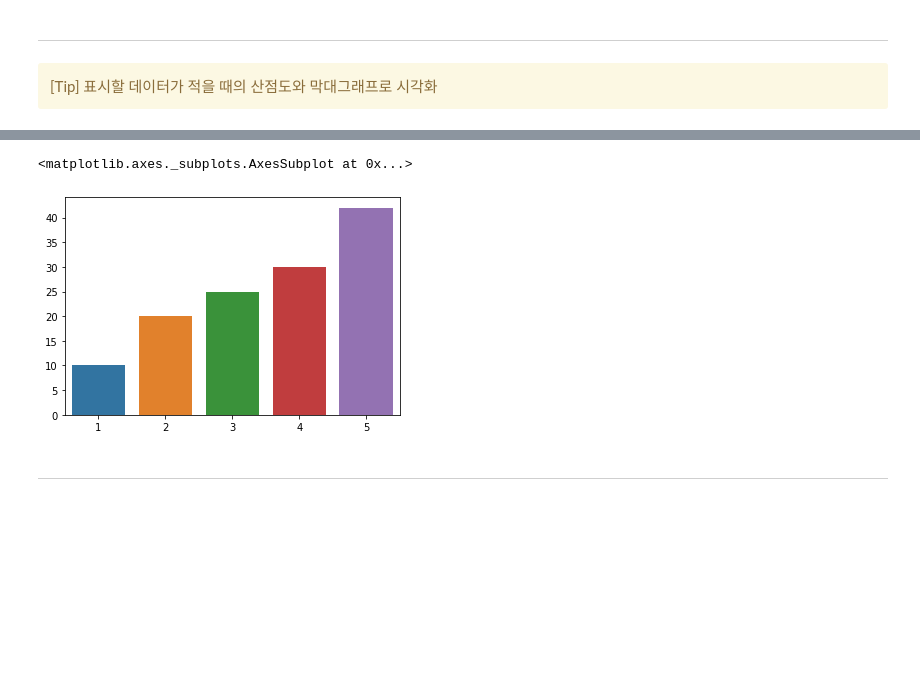
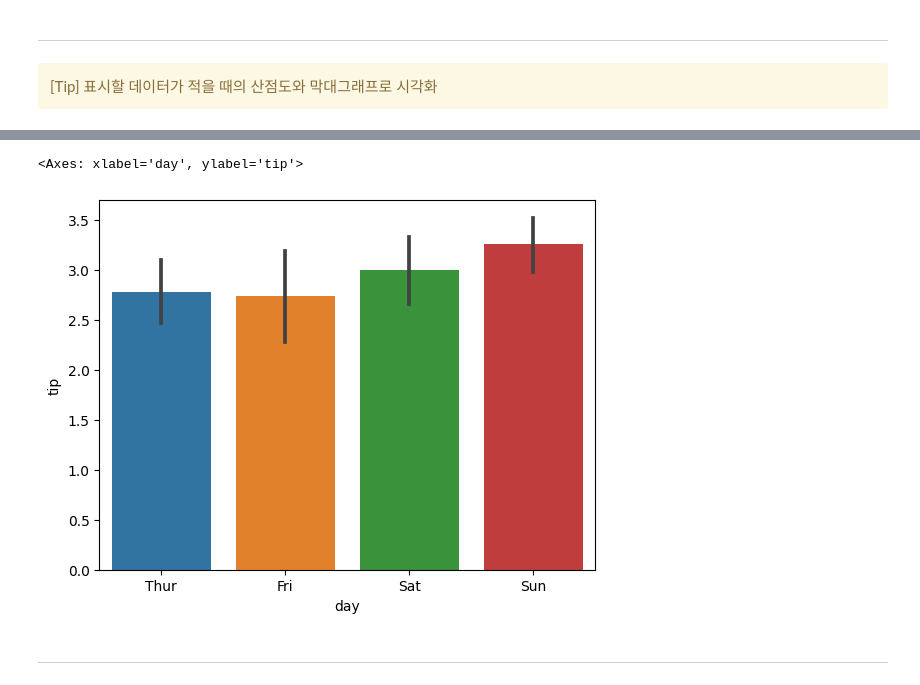
Before and after one commit to JeonJongDae/dinner_stock_AI, a Jupyter notebook: 2주차/04_01_seaborn.ipynb, the cells around one changed output, grey strips where cells are left out. Drawn from its saved outputs; the diff is of its cells as text; code cells hidden in the pictures; blank space fills up the shorter version.

```diff
--- a/2주차/04_01_seaborn.ipynb
+++ b/2주차/04_01_seaborn.ipynb
@@ -107,8 +134,8 @@ sns.scatterplot(x=x, y=y)
 # %%
-sns.barplot(x=x, y=y)
+sns.barplot(x=df['day'],  y=df['tip'])
 # %% [output]
-<matplotlib.axes._subplots.AxesSubplot at 0x...>
+<Axes: xlabel='day', ylabel='tip'>
-[figure, old version]
+[figure, new version]
 # %% [markdown]
 ------
 # %% [markdown]
```
Also changed, not shown: parts of 21 cells of this notebook.
